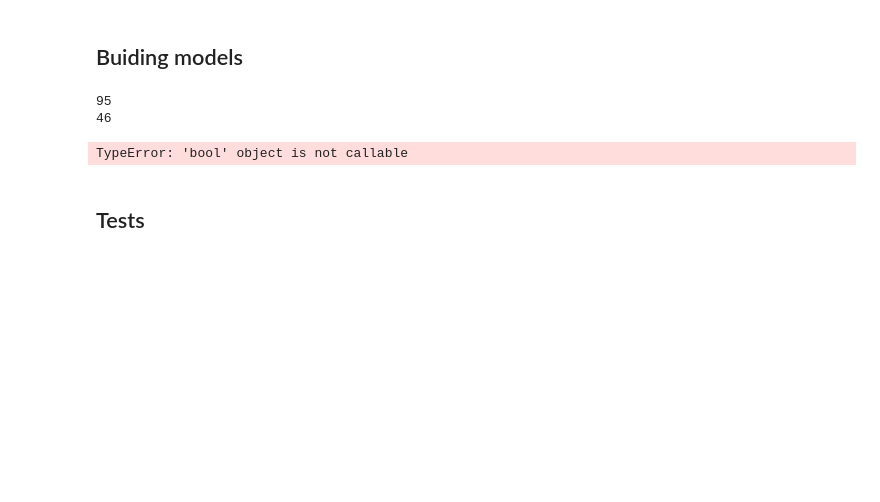
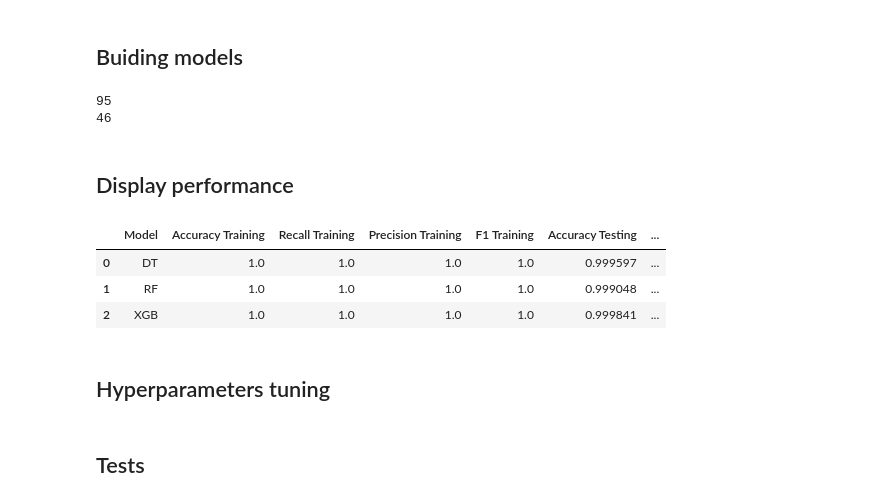
Before and after one commit to mcrayssac/CIC_IoT_Cyber_Attacks, a Jupyter notebook: DoS_model.ipynb, the cells around one changed output. Cells and saved outputs as stored; diff of their text form; code cells hidden in the pictures; blank space fills up the shorter version.

Commit message:
Updated DoS model with added building model function in functions ml

```diff
--- a/DoS_model.ipynb
+++ b/DoS_model.ipynb
@@ -121,38 +121,51 @@ simpleModelsDef = [
         "Model": XGBClassifier(random_state = 42)
     },
 ]
+# %%
+# Path to DoS repository
+model_path = '.\\DoS_model\\'
+performance_path = 'performance.csv'
+
+# Get path data
+build_sets, after_build_sets = get_train_and_test_files(path_to_datasets=file_path)
+print(len(build_sets) + len(after_build_sets))
+
+# Get build datasets
+build_nb = round(len(build_sets) * 0.8)
+train_sets = build_sets[:build_nb]
+test_sets = build_sets[build_nb:]
+
+# Define different columns
+X_columns = x_columns(read_csv_file(train_sets[0], path_to_datasets=file_path))
+print(len(X_columns[:-1]))
+X_columns = X_columns[:-1]
+y_column = 'label'
+z_column = 'Binary'
+# %% [output]
+95
+46
 # %%
-# Load data
-train_sets, test_sets = get_train_and_test_files(path_to_datasets=file_path)
-print(len(train_sets) + len(test_sets))
-
-# Define different columns
-X_columns = x_columns(read_csv_file(train_sets[0], path_to_datasets=file_path))
-print(len(X_columns[:-1]))
-X_columns = X_columns[:-1]
-y_column = 'label'
-z_column = 'Binary'
-
-# Data
-X_train, y_train, z_train = get_all_sets_3_sets(train_sets, X_columns, y_column, z_column, path_to_datasets=file_path)
-X_test, y_test, z_test = get_all_sets_3_sets(test_sets, X_columns, y_column, z_column, path_to_datasets=file_path)
+# # Data
+# X_train, y_train, z_train = get_all_sets_3_sets(train_sets, X_columns, y_column, z_column, path_to_datasets=file_path)
+# X_test, y_test, z_test = get_all_sets_3_sets(test_sets, X_columns, y_column, z_column, path_to_datasets=file_path)
 
 # Define encoder and scaler
 encoder = LabelEncoder()
 scaler = StandardScaler()
 
-# Define performance dataframe
-performance = pd.DataFrame(columns=['Accuracy Training', 'Recall Training', 'Precision Training', 'F1 Training', 'Accuracy Testing', 'Recall Testing', 'Precision Testing', 'F1 Testing', 'FP_rate', 'FN_rate', 'FP', 'FN', 'Total'])
+try:
+    # Load performance dataframe
+    performance = read_csv_file(performance_path, model_path)
+except:
+    # Define performance dataframe
+    performance = pd.DataFrame(columns=['Model', 'Accuracy Training', 'Recall Training', 'Precision Training', 'F1 Training', 'Accuracy Testing', 'Recall Testing', 'Precision Testing', 'F1 Testing', 'FU_rate', 'FL_rate', 'FU', 'FL', 'Total rows'])
 
 # Buidling models
 for model in tqdm(simpleModelsDef):
-    # Path to DoS repository
-    file_path = '.\\DoS_model\\'
+    # Build model
+    performance, scaler, encoder = build_model(model['Model'], model['Name'], train_sets, test_sets, file_path, performance, model_path, X_columns=X_columns , y_column=y_column, z_column=z_column, encoder=encoder, scaler=scaler, confusionMatrix=False)
 
-    performance, scaler, encoder = build_model(model['Model'], X_train, y_train, X_test, y_test, performance, file_path, encoder, scaler, confusionMatrix=False)
-
-performance.head()
+    # Save performance
+    performance.to_csv(model_path + performance_path, index=False)
-# %% [output]
-95
-46
-TypeError: 'bool' object is not callable
+# %% [markdown]
+## Display performance
@@ -158,0 +181,13 @@ TypeError: 'bool' object is not callable
+# %%
+# Load performance dataframe
+performance = read_csv_file(performance_path, model_path)
+
+# Display performance
+performance.head()
+# %% [output]
+|  | Model | Accuracy Training | Recall Training | Precision Training | F1 Training | Accuracy Testing | ... |
+| 0 | DT | 1.0 | 1.0 | 1.0 | 1.0 | 0.999597 | ... |
+| 1 | RF | 1.0 | 1.0 | 1.0 | 1.0 | 0.999048 | ... |
+| 2 | XGB | 1.0 | 1.0 | 1.0 | 1.0 | 0.999841 | ... |
+# %% [markdown]
+## Hyperparameters tuning
```
Also changed, not shown: parts of 3 cells of this notebook, 1 other file.
